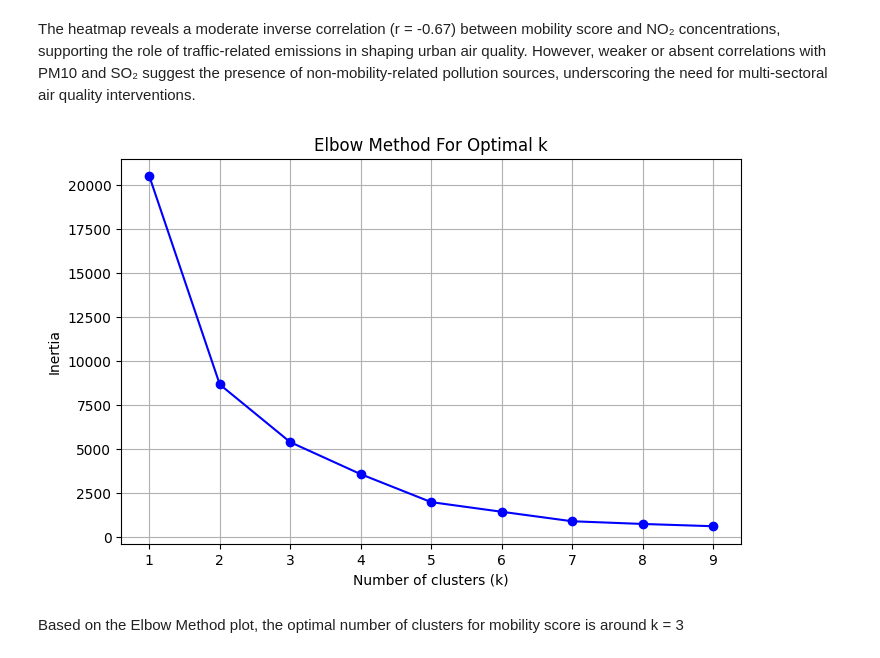
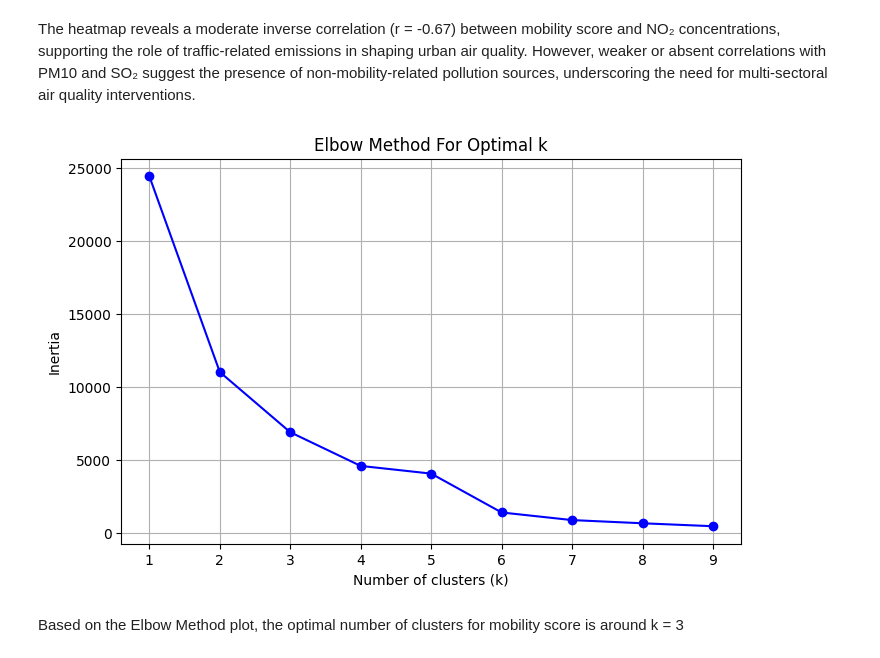
Before and after one commit to Dr-Isam-ALJAWARNEH/fds-project-geoairmob, a Jupyter notebook: GEOCODE.ipynb, the cells around one changed output. Drawn from its saved outputs; the diff is of its cells as text; code cells hidden in the pictures.

```diff
--- a/GEOCODE.ipynb
+++ b/GEOCODE.ipynb
@@ -664,34 +664,35 @@ import geohash2
 import geopandas as gpd
 from shapely.geometry import Polygon
 
 # 1) Load the 2020–22 NO₂/SO₂/Aerosol composite
 tif_url = (
     "/vsicurl/"
     "https://github.com/Dr-Isam-ALJAWARNEH/"
     "fds-project-geoairmob/raw/main/"
     "Datasets/UAE_NO2_SO2_Aerosol_Combined_2020_2022.tif"
 )
 with rasterio.open(tif_url) as src:
     composite = src.read(1)
     left, bottom, right, top = src.bounds
 # 2)Elbow Method to find the optimal number of clusters
 inertia = []
+mob_df = mobility_summary.copy()
 K_range = range(1, 10)
 
 for k in K_range:
     kmeans = KMeans(n_clusters=k, random_state=42)
     kmeans.fit(mob_df[['mobility_score']])
     inertia.append(kmeans.inertia_)
 
 plt.figure(figsize=(8,5))
 plt.plot(K_range, inertia, 'bo-')
 plt.xlabel('Number of clusters (k)')
 plt.ylabel('Inertia')
 plt.title('Elbow Method For Optimal k')
 plt.grid(True)
 plt.show()
 # %% [output]
-[figure, old version]
+[figure, new version]
 # %% [markdown]
 Based on the Elbow Method plot, the optimal number of clusters for mobility score is around k = 3
 # %%
```
Also changed, not shown: parts of 47 cells of this notebook.
